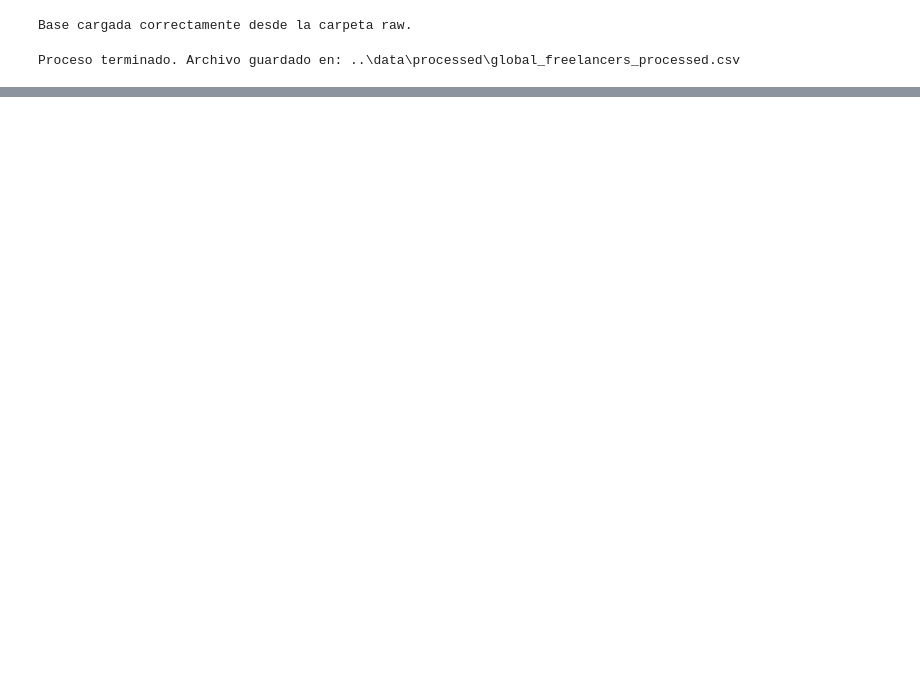
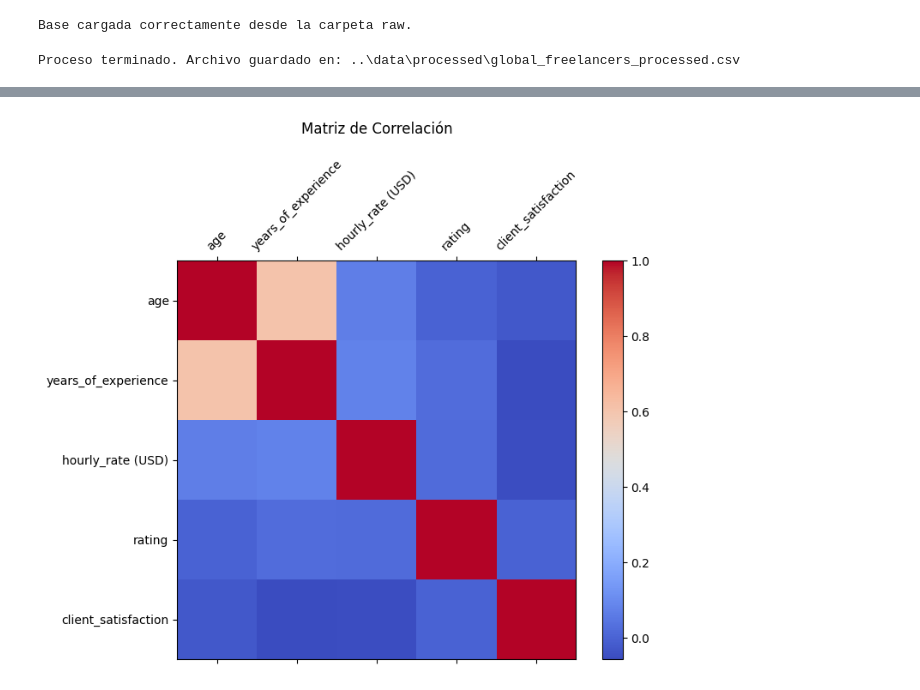
Before and after one commit to svargasn-bot/Tarea-2-Python, a Jupyter notebook: notebooks/Limpieza_de_Datos.ipynb, the cells around one changed output, grey strips where cells are left out. Cells and saved outputs as stored; diff of their text form; code cells hidden in the pictures; blank space fills up the shorter version.

```diff
--- a/notebooks/Limpieza_de_Datos.ipynb
+++ b/notebooks/Limpieza_de_Datos.ipynb
@@ -165,0 +174,14 @@ plt.show()
+# %%
+# Seleccionar solo columnas numéricas
+corr = df_limpio[['age', 'years_of_experience', 'hourly_rate (USD)', 'rating', 'client_satisfaction']].corr()
+
+# Crear el gráfico
+plt.figure(figsize=(8, 6))
+plt.matshow(corr, cmap='coolwarm', fignum=1)
+plt.xticks(range(len(corr.columns)), corr.columns, rotation=45)
+plt.yticks(range(len(corr.columns)), corr.columns)
+plt.colorbar()
+plt.title('Matriz de Correlación', pad=20)
+plt.show()
+# %% [output]
+[figure, added]
```
Also changed, not shown: parts of 10 cells of this notebook.
